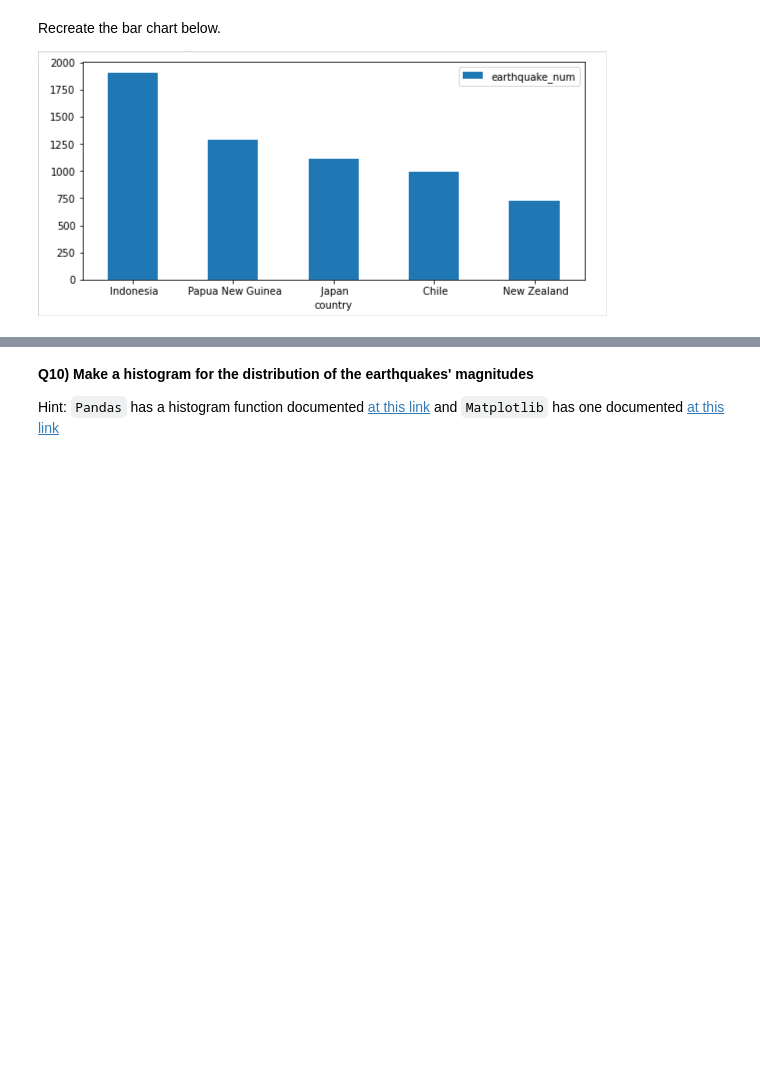
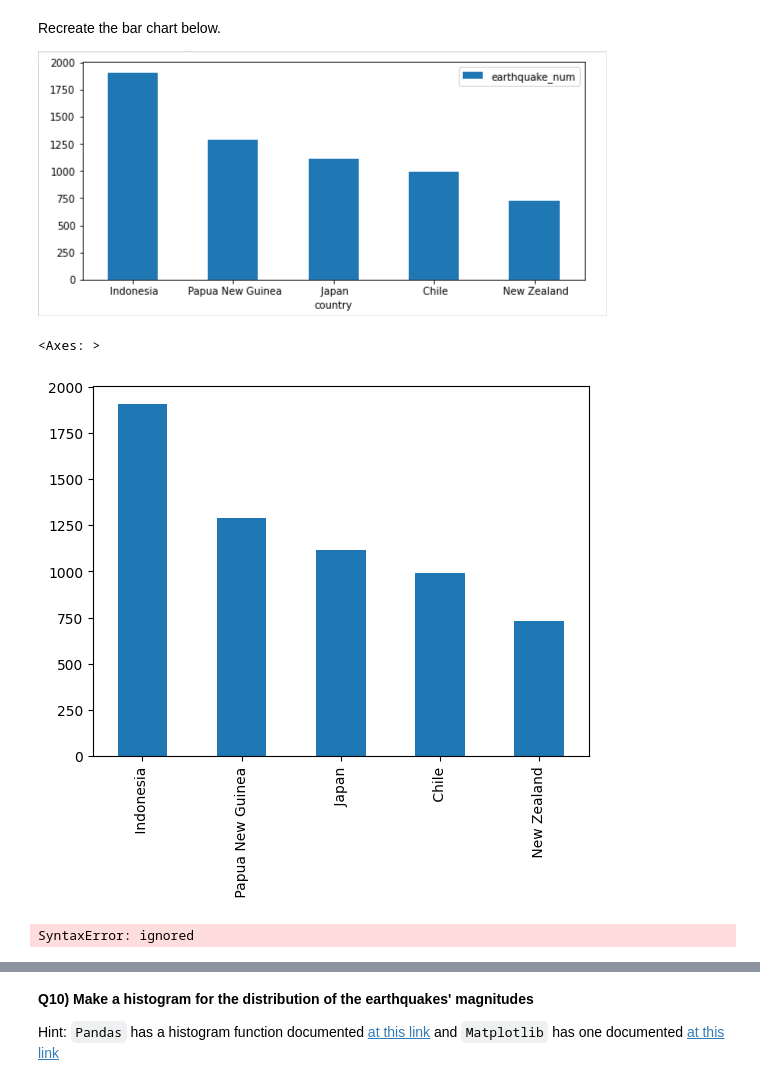
Before and after one commit to explaureart/2023_Intro_Python, a Jupyter notebook: W3_S1.ipynb, the cells around one changed output, grey strips where cells are left out. Cells and saved outputs as stored; diff of their text form; code cells hidden in the pictures; blank space fills up the shorter version.

```diff
--- a/W3_S1.ipynb
+++ b/W3_S1.ipynb
@@ -292,5 +306,5 @@ type         16371
 dtype: int64
 # %%
 # Count the number of >4 earthquakes in each country/state
-df_filt. .value_counts()
+num2=df_filt.Country.value_counts()
 # %% [output]
@@ -300,3 +314,18 @@ Recreate the bar chart below.
 
 
 ![aaaaa7.jpg](embedded-picture-1)
+# %%
+# print the first 5 rows of num2
+num2.iloc[0:5].plot.bar()
+# %% [output]
+<Axes: >
+[figure, added]
+# %%
+# print the first 5 rows of num2
+num2.iloc[0:5].plot.bar()
+# convert what you just printed to a DataFrame with 2 columns: 'country' (text) and 'earthquake_num' (number)
+# Hint: separate the text and numbers and store them separately in lists
+top5_df = pd.DataFrame({'Country':num2.keys()[:5]),'earthquake_num':num2.iloc[0:5].tolist()})
+top5_df
+# %% [output]
+SyntaxError: ignored
```
Also changed, not shown: parts of 9 cells of this notebook.
